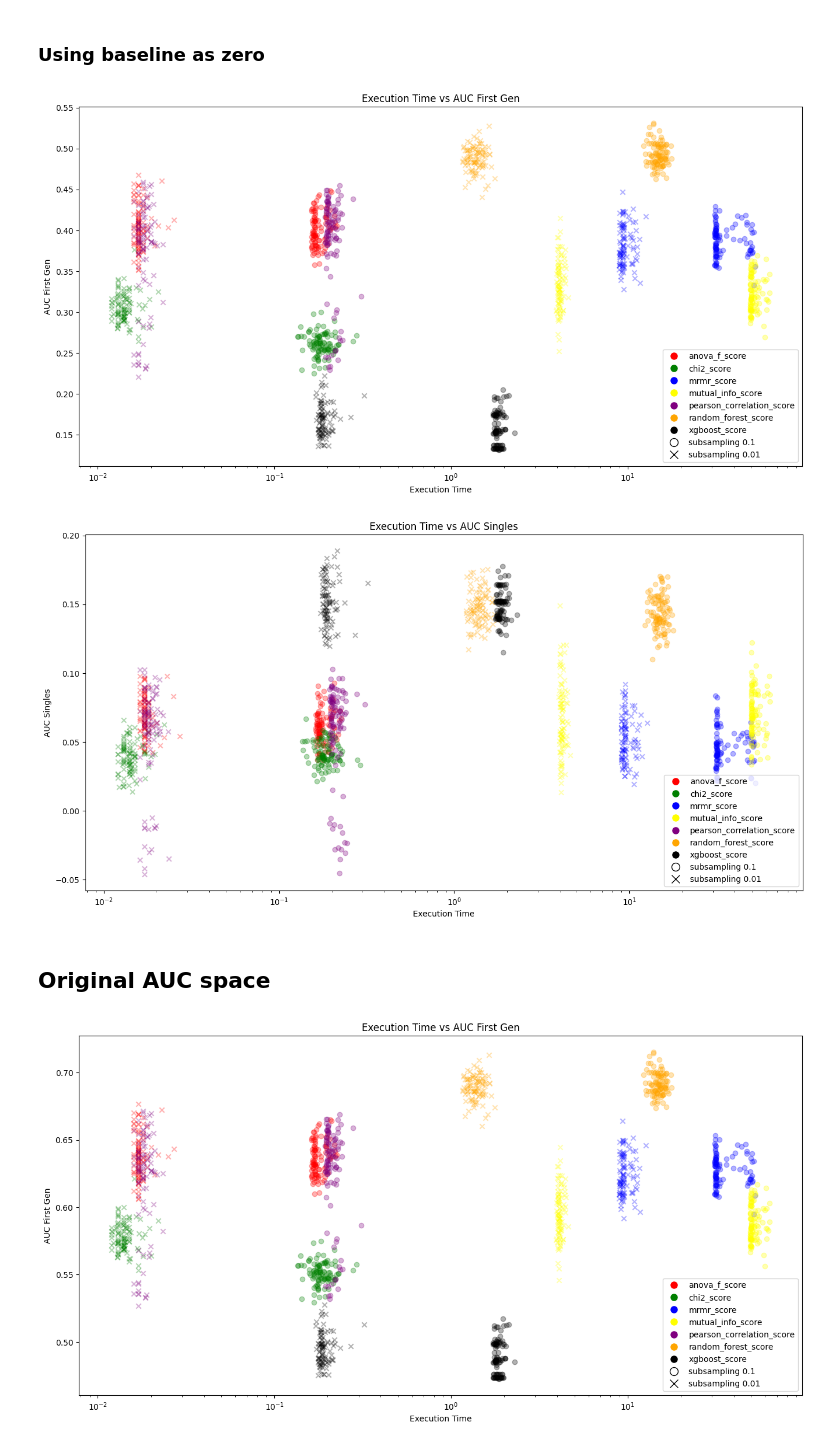
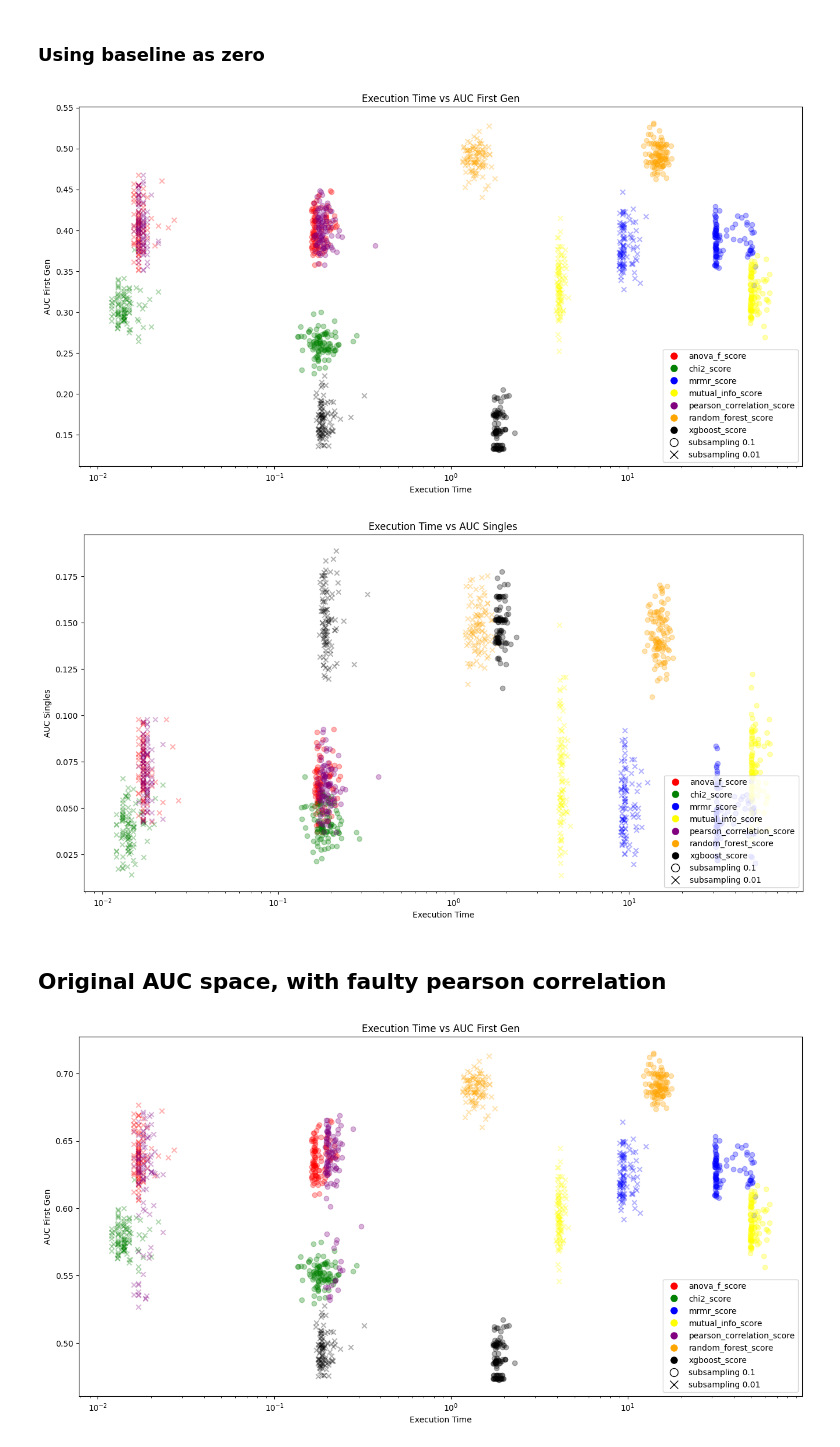
Before and after one commit to amadejp/DS_Project_Feature_Selection, a Jupyter notebook: src/performance_graphing.ipynb, the cells around one changed output. Saved outputs shown, nothing was run; the diff lists cells and outputs as text; code cells hidden in the pictures.

Commit message:
fixed performance graphing with new pearson c.

```diff
--- a/src/performance_graphing.ipynb
+++ b/src/performance_graphing.ipynb
@@ -112,7 +112,7 @@ directories = ["anova_f_0.1_batch", "anova_f_0.01_batch",
                 "chi2_0.1_batch", "chi2_0.01_batch",
                 "mrmr_0.1_batch", "mrmr_0.01_batch",
                 "mutual_info_0.1_batch", "mutual_info_0.01_batch",
-                "pearson_correlation_0.1_batch", "pearson_correlation_0.01_batch",
+                "pearson_correlation_0.1_new", "pearson_correlation_0.01_new",
                 "random_forest_0.1_batch", "random_forest_0.01_batch",
                 "xgboost_0.1_batch", "xgboost_0.01_batch"]
 
@@ -150,37 +150,37 @@ for prop, marker in subsampling_markers.items():
     legend_elements.append(mlines.Line2D([0], [0], marker=marker, color='w', label=f"subsampling {prop}", markeredgecolor='k', markersize=10))
 
 # Create first scatterplot
 plt.figure(figsize=(16, 8))
 for i in range(len(exec_time)):
     plt.scatter(exec_time[i], auc_first_gen[i],
                  color=algo_colors[rank_algo[i]],
                  marker=subsampling_markers[subsampling_proportion[i]],
                  alpha=0.3)
 plt.title('Execution Time vs AUC First Gen')
 plt.xlabel('Execution Time')
 plt.ylabel('AUC First Gen')
 plt.xscale('log')
 plt.legend(handles=legend_elements, loc='lower right')
 plt.show()
 
 # Create second scatterplot
 plt.figure(figsize=(16, 8))
 for i in range(len(exec_time)):
     plt.scatter(exec_time[i], auc_singles[i],
                 color=algo_colors[rank_algo[i]],
                 marker=subsampling_markers[subsampling_proportion[i]],
                 alpha=0.3)
 plt.title('Execution Time vs AUC Singles')
 plt.xlabel('Execution Time')
 plt.ylabel('AUC Singles')
 plt.xscale('log')
 plt.legend(handles=legend_elements, loc='lower right')
 plt.show()
 # %% [output]
-[figure, old version]
+[figure, new version]
-[figure, old version]
+[figure, new version]
 # %% [markdown]
-## Original AUC space
+## Original AUC space, with faulty pearson correlation
 # %%
 directories = ["anova_f_0.1_batch", "anova_f_0.01_batch",
                 "chi2_0.1_batch", "chi2_0.01_batch",
```
Also changed, not shown: parts of 1 cell of this notebook.
